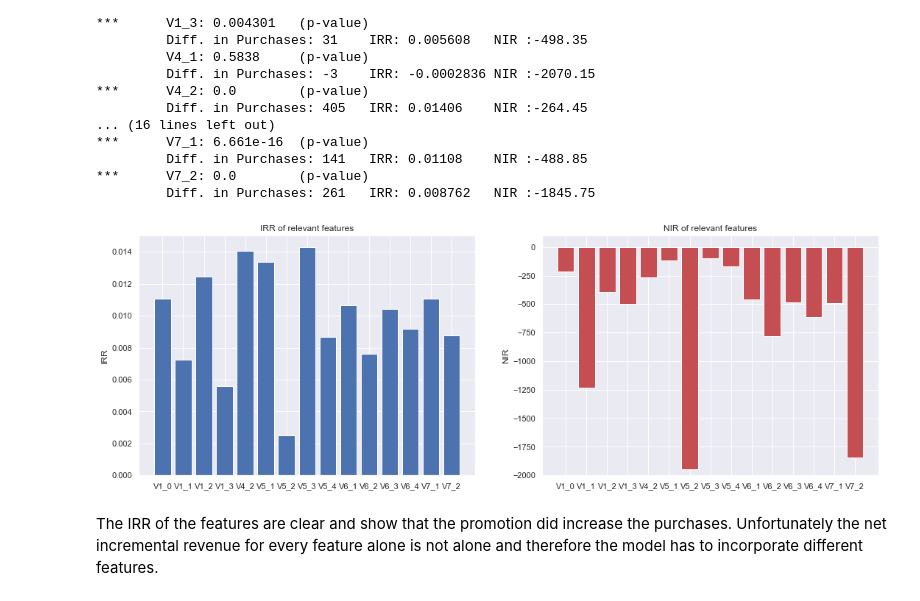
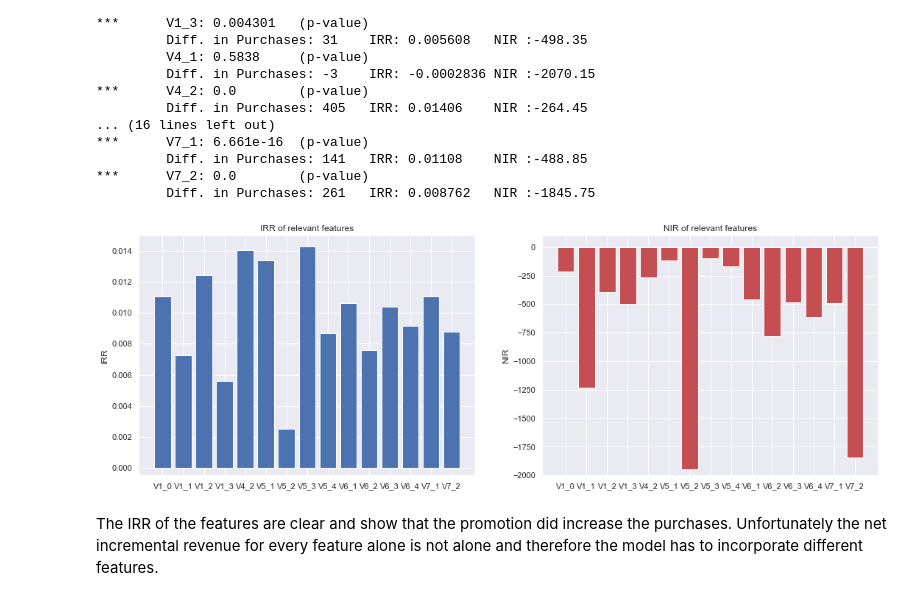
Before and after one commit to huli/starbucks-promotion-strategy, a Jupyter notebook: Starbucks.ipynb, the cells around one changed output. Saved outputs shown, nothing was run; the diff lists cells and outputs as text; code cells hidden in the pictures.

```diff
--- a/Starbucks.ipynb
+++ b/Starbucks.ipynb
@@ -255,23 +255,23 @@ for feature in categorical_features:
 # %%
 alpha = .05
 
 significant_features = list(filter(lambda x: x[1] < alpha, results))
 
 plt.figure(figsize=(18, 6))
 plt.subplot(1,2,1)
 plt.bar([f[0] for f in significant_features], [irr for f, p, d, irr, nir in significant_features])
 plt.title('IRR of relevant features')
 plt.ylabel('IRR')
-plt.ylim()
+plt.ylim([-.0005, 0.015])
 plt.subplot(1,2,2)
 plt.bar([f[0] for f in significant_features], [nir for f, p, d, irr, nir in significant_features],
        color='r')
 plt.title('NIR of relevant features')
 plt.ylim([-2000, 100])
 plt.ylabel('NIR')
 plt.show()
 # %% [output]
-[figure, old version]
+[figure, new version]
 # %% [markdown]
 The IRR of the features are clear and show that the promotion did increase the purchases. Unfortunately the net incremental revenue for every feature alone is not alone and therefore the model has to incorporate different features.
 # %% [markdown]
```
Also changed, not shown: parts of 5 cells of this notebook.
